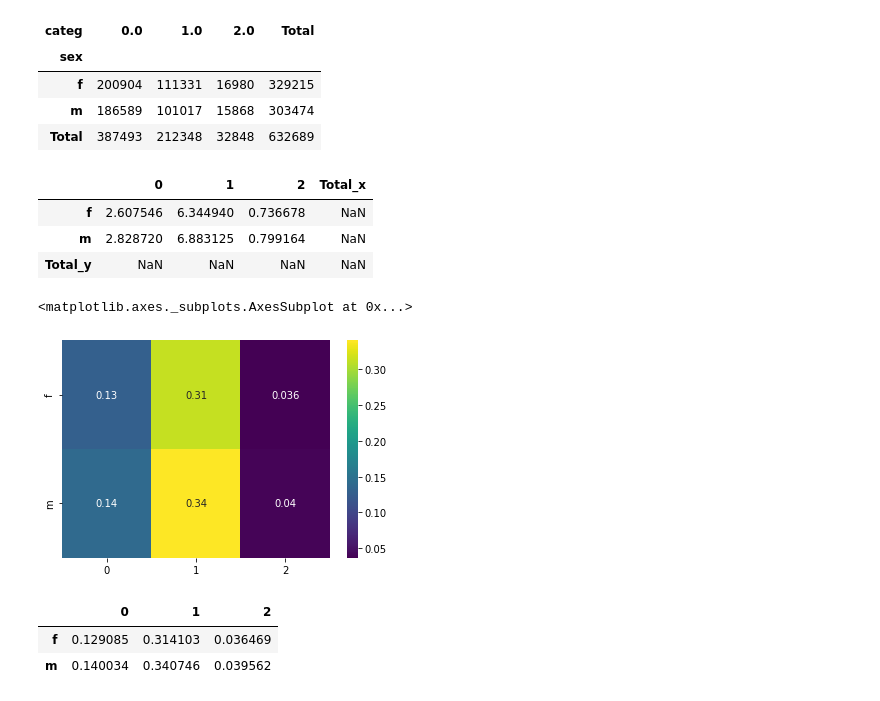
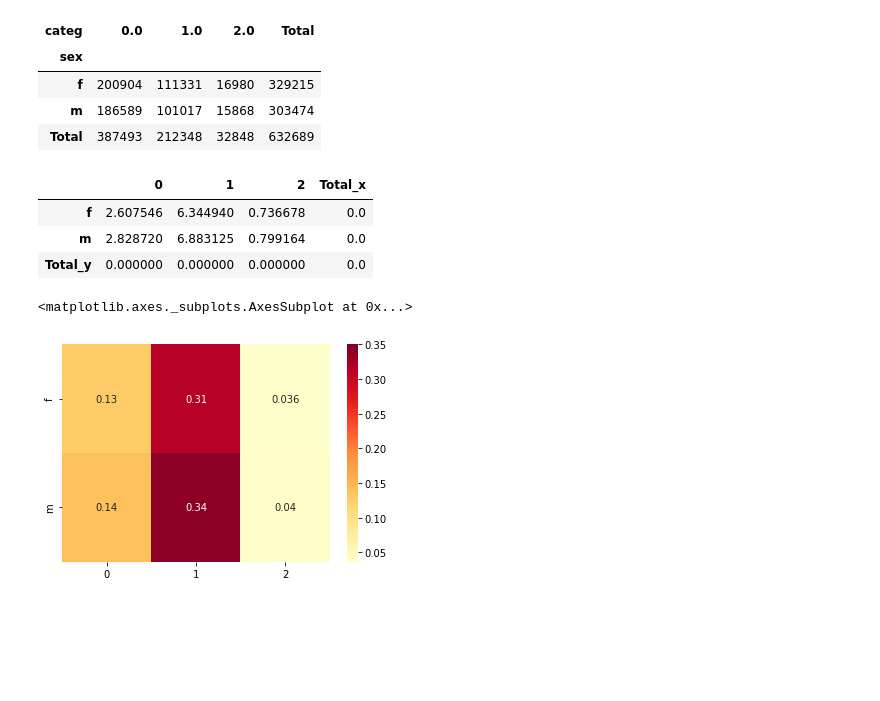
Before and after one commit to Valeeew/Analyze-bookstore-sales, a Jupyter notebook: correlation_testing.ipynb, the cells around one changed output. Drawn from its saved outputs; the diff is of its cells as text; code cells hidden in the pictures; blank space fills up the shorter version.

```diff
--- a/correlation_testing.ipynb
+++ b/correlation_testing.ipynb
@@ -91,8 +91,8 @@ comatrix(dfall)
 corr_sex_categ = df[["sex","categ"]].pivot_table(index="sex",columns="categ", aggfunc=len, margins=True, margins_name="Total")
 # %%
 # Test de Khi2 car les deux variable sont des qualitative
-from scipy.stats import chi2_contingency as chi2_contingency
-khi2, p_value, dof, exp = chi2_contingency(corr_sex_categ)
+from scipy import stats #as chi2_contingency
+khi2, p_value, dof, exp = stats.chi2_contingency(corr_sex_categ)
 # %%
 print("khi2 =",khi2,"\np_value =", p_value)
 # %% [output]
@@ -127,9 +127,9 @@ x2 = pd.DataFrame(x2, index=["f","m","Total_y"], columns=("0","1","2","Total_x")
 x2
 # %% [output]
 |  | 0 | 1 | 2 | Total_x |
-| f | 2.607546 | 6.344940 | 0.736678 | NaN |
-| m | 2.828720 | 6.883125 | 0.799164 | NaN |
-| Total_y | NaN | NaN | NaN | NaN |
+| f | 2.607546 | 6.344940 | 0.736678 | 0.0 |
+| m | 2.828720 | 6.883125 | 0.799164 | 0.0 |
+| Total_y | 0.000000 | 0.000000 | 0.000000 | 0.0 |
 # %%
 mesure = x2.sum().sum()
 # %%
@@ -139,13 +139,7 @@ reslt = x2/mesure
 reslt = reslt.drop("Total_y")
 reslt = reslt.drop("Total_x", axis=1)
 # %%
-sns.heatmap(reslt, cmap=("viridis"), annot=reslt)
+sns.heatmap(reslt, cmap=("YlOrRd"), annot=reslt, vmax=0.35)
 # %% [output]
 <matplotlib.axes._subplots.AxesSubplot at 0x...>
-[figure, old version]
+[figure, new version]
-# %%
-reslt
-# %% [output]
-|  | 0 | 1 | 2 |
-| f | 0.129085 | 0.314103 | 0.036469 |
-| m | 0.140034 | 0.340746 | 0.039562 |
```
Also changed, not shown: parts of 11 cells of this notebook.
